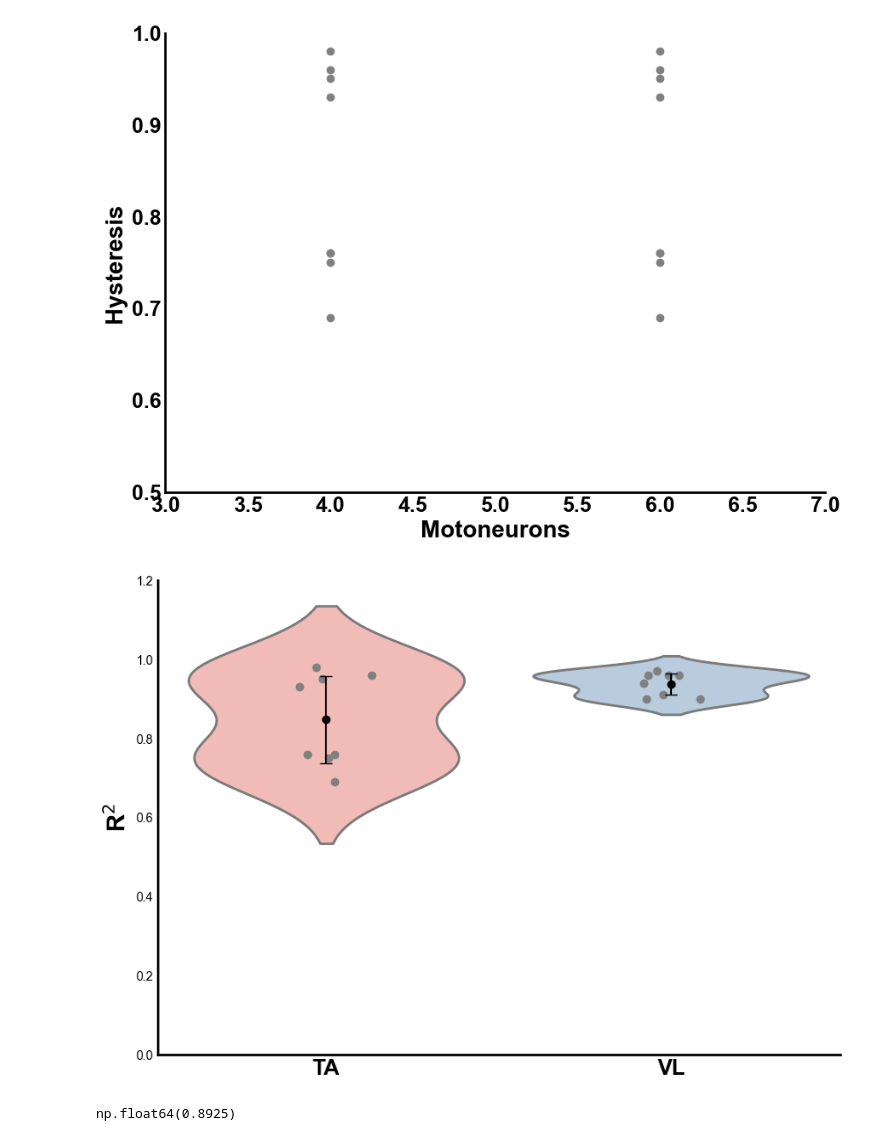
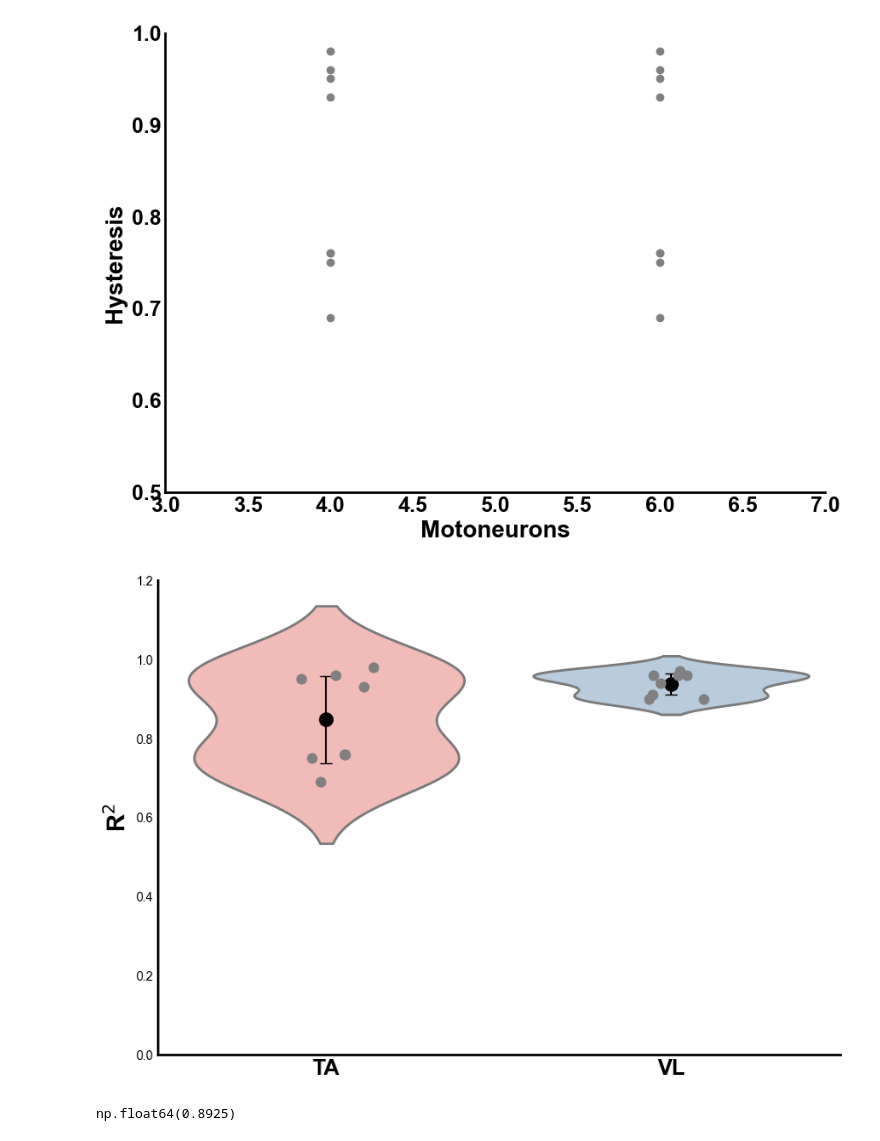
Before and after one commit to natmtc/flexible-motoneuron-control, a Jupyter notebook: Plot_figures.ipynb, the cells around one changed output. Saved outputs shown, nothing was run; the diff lists cells and outputs as text; code cells hidden in the pictures.

```diff
--- a/Plot_figures.ipynb
+++ b/Plot_figures.ipynb
@@ -504,48 +628,45 @@ labels = ['TA', 'VL']
 
 # Plotting
 plt.rcParams['font.family'] = 'Arial'
-
 fig, ax = plt.subplots(figsize=(10, 7))
 
 # Create the violin plot
 sns.violinplot(data=data, palette='Pastel1', inner=None, linewidth=2)
 
-# Overlay individual data points
+# Overlay individual data points (larger dots: s=60)
 for i, group in enumerate(data):
-    jittered_x = np.random.normal(i, 0.05, size=len(group))  # Add jitter for better visibility
-    plt.scatter(jittered_x, group, color='gray', zorder=10)
+    jittered_x = np.random.normal(i, 0.05, size=len(group))
+    plt.scatter(jittered_x, group, color='gray', zorder=50, s=60)
 
-# Overlay mean and standard deviation
+# Overlay mean and standard deviation (larger mean marker: s=120)
 for i, group in enumerate(data):
     mean = np.mean(group)
-    std = np.std(group)
-    # Add the mean point
-    plt.scatter(i, mean, color='black', zorder=11, label='Mean ± SD' if i == 0 else None)
-    # Add the error bar
-    plt.errorbar(i, mean, yerr=std, fmt='none', ecolor='black', capsize=5, zorder=10)
+    std  = np.std(group)
+    plt.scatter(i, mean, color='black', zorder=11,
+                s=120, label='Mean ± SD' if i == 0 else None)
+    plt.errorbar(i, mean, yerr=std, fmt='none',
+                 ecolor='black', capsize=5, zorder=20)
 
 # Customize axis labels and appearance
 ax.set_xticks(range(len(labels)))
 ax.set_xticklabels(labels, fontsize=18, fontweight='bold')
 ax.set_ylabel('R$^2$', fontsize=20, fontweight='bold')
-# ax.set_xlabel('Motoneurons', fontsize=20, fontweight='bold')
 
 # Hide grid and set line widths
 ax.grid(False)
 sns.despine()
 ax.tick_params(axis='both', length=0)
 ax.spines['bottom'].set_linewidth(2)
 ax.spines['left'].set_linewidth(2)
 
 # Set y-limits for better visibility
 plt.ylim(0, 1.2)
 
-# Show the plot
-plt.savefig("/Users/nmt121/Desktop/trial.svg", dpi=300, bbox_inches='tight')
-
+# Save and show the plot
+plt.savefig('/Users/nmt121/Desktop/trial.pdf', dpi=300, bbox_inches='tight')
 plt.show()
 # %% [output]
-[figure, old version]
+[figure, new version]
 # %%
 np.mean([0.93, 0.69, 0.76, 0.95, 0.96, 0.75, 0.98, 0.76, 0.9, 0.94, 0.96, 0.96, 0.96, 0.97, 0.91, 0.9])
 # %% [output]
```
Also changed, not shown: parts of 6 cells of this notebook, 7 other files.
